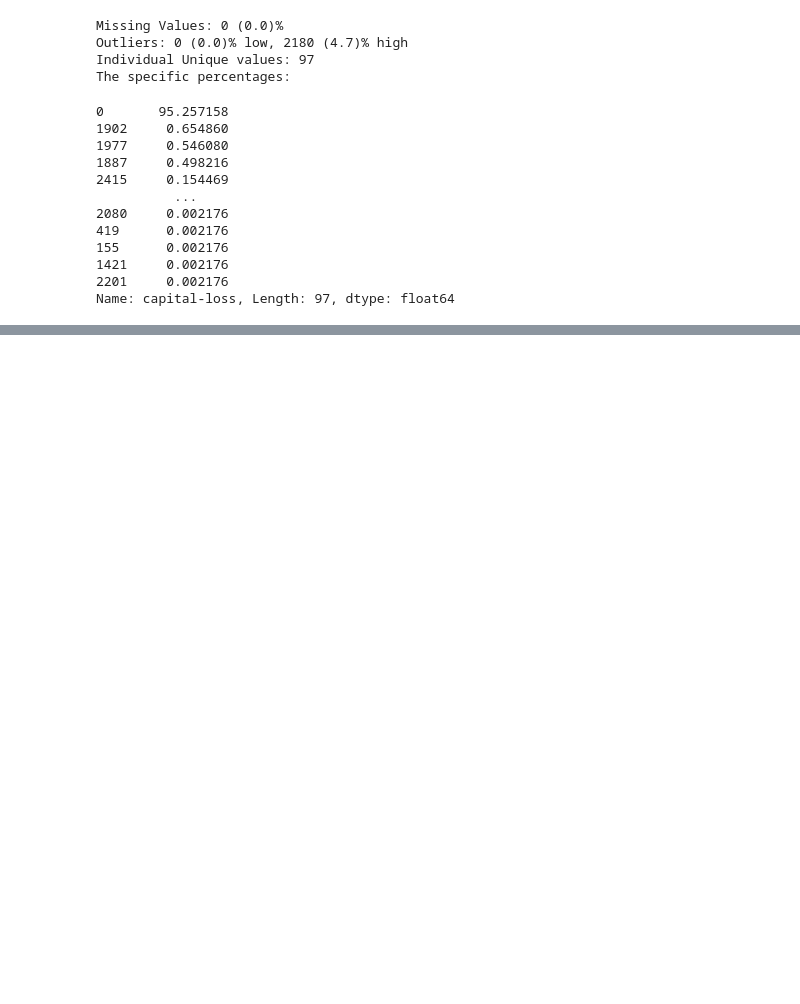
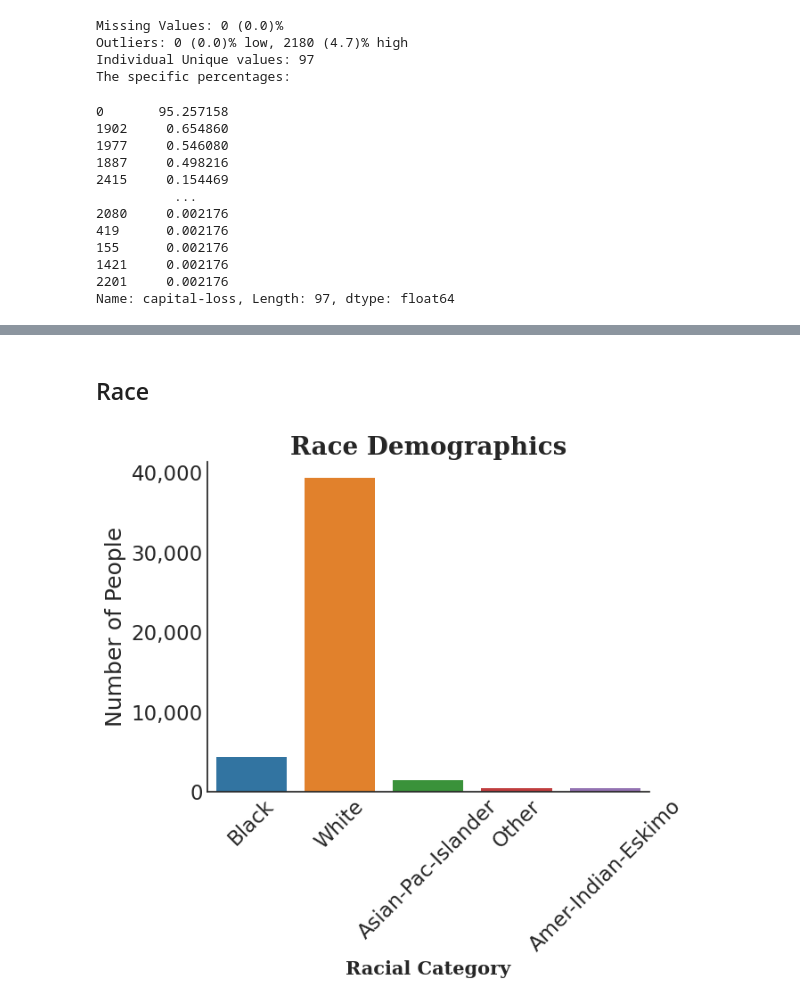
Before and after one commit to Elispreng/Census_1990, a Jupyter notebook: Visuals and Data Exploration.ipynb, the cells around one changed output, grey strips where cells are left out. Cells and saved outputs as stored; diff of their text form; code cells hidden in the pictures; blank space fills up the shorter version.

```diff
--- a/Visuals and Data Exploration.ipynb
+++ b/Visuals and Data Exploration.ipynb
@@ -756,0 +775,23 @@ plt.yticks(fontsize = 16);
+# %% [markdown]
+## Race
+# %%
+#create race countplot
+sns.set_context('talk')
+with plt.style.context('seaborn-white'):
+  fig, ax =plt.subplots()
+plt.rcParams['font.family'] = 'serif'
+ax = sns.countplot(data=df,x='race')
+ax.set_title('Race Demographics', fontfamily='serif',fontsize = 20, fontweight = 'bold');
+ax.set_xlabel('Race', fontfamily= 'serif', fontsize = 15, fontweight = 'bold')
+plt.xlabel('Racial Category')
+plt.ylabel('Number of People')
+plt.xticks(rotation = 45);
+
+#make commas in y ticks
+ax.yaxis.set_major_formatter(ticker.StrMethodFormatter('{x:,.0f}'))
+
+ax.spines['right'].set_visible(False)
+ax.spines['top'].set_visible(False)
+plt.show()
+# %% [output]
+[figure, added]
```
Also changed, not shown: parts of 18 cells of this notebook, 1 other file.
